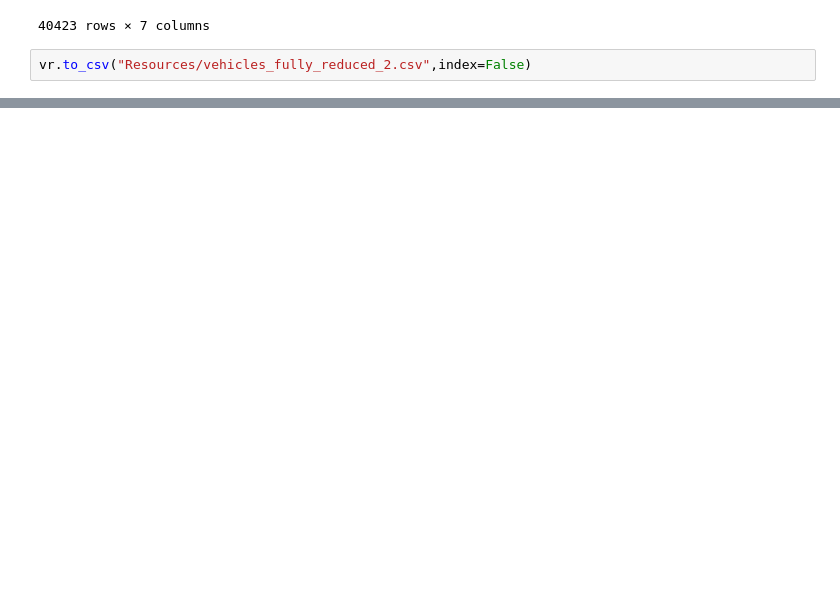
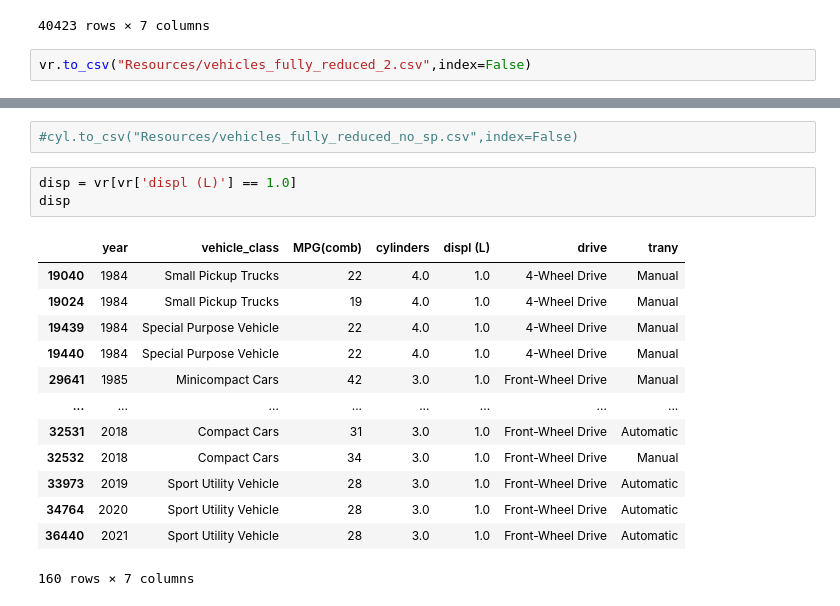
Before and after one commit to Freemark0211/Project_4_MPG_Prediction, a Jupyter notebook: Kevin/Vehicle_Cleaning.ipynb, the cells around one changed output, grey strips where cells are left out. Drawn from its saved outputs; the diff is of its cells as text; blank space fills up the shorter version.

```diff
--- a/Kevin/Vehicle_Cleaning.ipynb
+++ b/Kevin/Vehicle_Cleaning.ipynb
@@ -288,0 +342,19 @@ vr.to_csv("Resources/vehicles_fully_reduced_2.csv",index=False)
+# %%
+#cyl.to_csv("Resources/vehicles_fully_reduced_no_sp.csv",index=False)
+# %%
+disp = vr[vr['displ (L)'] == 1.0]
+disp
+# %% [output]
+|  | year | vehicle_class | MPG(comb) | cylinders | displ (L) | drive | trany |
+| 19040 | 1984 | Small Pickup Trucks | 22 | 4.0 | 1.0 | 4-Wheel Drive | Manual |
+| 19024 | 1984 | Small Pickup Trucks | 19 | 4.0 | 1.0 | 4-Wheel Drive | Manual |
+| 19439 | 1984 | Special Purpose Vehicle | 22 | 4.0 | 1.0 | 4-Wheel Drive | Manual |
+| 19440 | 1984 | Special Purpose Vehicle | 22 | 4.0 | 1.0 | 4-Wheel Drive | Manual |
+| 29641 | 1985 | Minicompact Cars | 42 | 3.0 | 1.0 | Front-Wheel Drive | Manual |
+| ... | ... | ... | ... | ... | ... | ... | ... |
+| 32531 | 2018 | Compact Cars | 31 | 3.0 | 1.0 | Front-Wheel Drive | Automatic |
+| 32532 | 2018 | Compact Cars | 34 | 3.0 | 1.0 | Front-Wheel Drive | Manual |
+| 33973 | 2019 | Sport Utility Vehicle | 28 | 3.0 | 1.0 | Front-Wheel Drive | Automatic |
+| 34764 | 2020 | Sport Utility Vehicle | 28 | 3.0 | 1.0 | Front-Wheel Drive | Automatic |
+| 36440 | 2021 | Sport Utility Vehicle | 28 | 3.0 | 1.0 | Front-Wheel Drive | Automatic |
+160 rows × 7 columns
```
Also changed, not shown: parts of 8 cells of this notebook.
